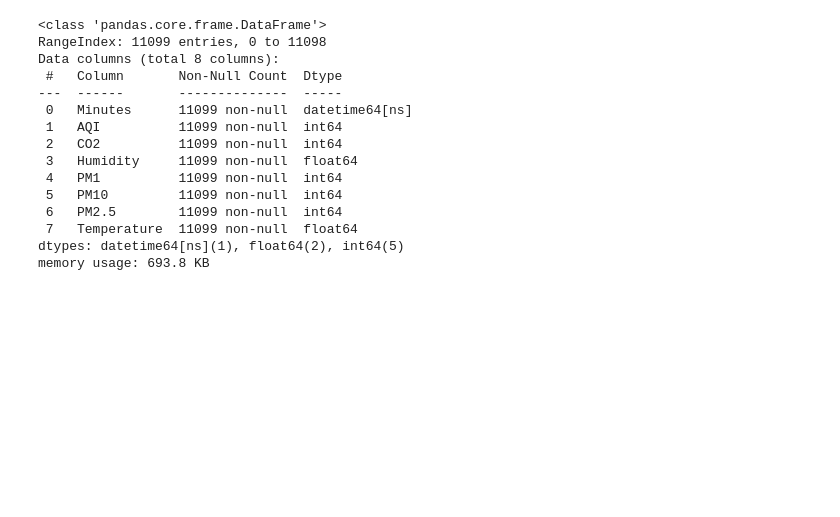
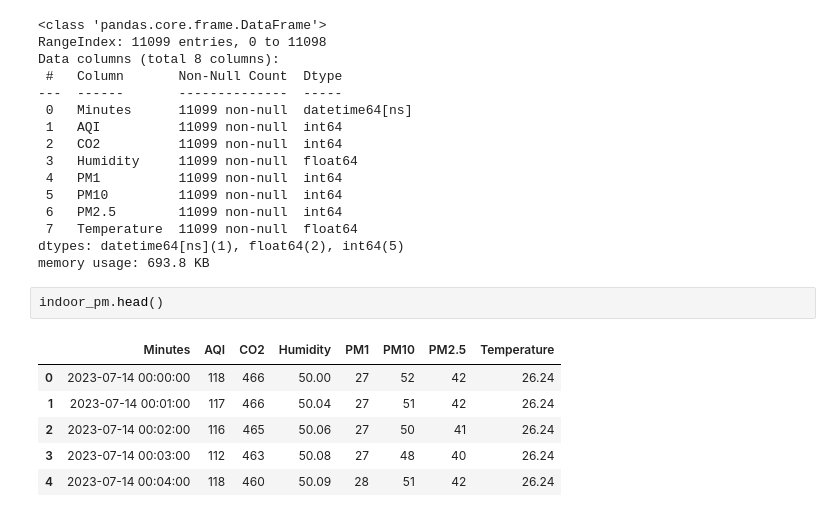
Before and after one commit to sabirinID/Nafas-Air-Quality, a Jupyter notebook: Docs/1-Exploratory-Data-Analysis.ipynb, the cells around one changed output. Drawn from its saved outputs; the diff is of its cells as text; blank space fills up the shorter version.

```diff
--- a/Docs/1-Exploratory-Data-Analysis.ipynb
+++ b/Docs/1-Exploratory-Data-Analysis.ipynb
@@ -195,3 +263,12 @@ Data columns (total 8 columns):
  7   Temperature  11099 non-null  float64
 dtypes: datetime64[ns](1), float64(2), int64(5)
 memory usage: 693.8 KB
+# %%
+indoor_pm.head()
+# %% [output]
+|  | Minutes | AQI | CO2 | Humidity | PM1 | PM10 | PM2.5 | Temperature |
+| 0 | 2023-07-14 00:00:00 | 118 | 466 | 50.00 | 27 | 52 | 42 | 26.24 |
+| 1 | 2023-07-14 00:01:00 | 117 | 466 | 50.04 | 27 | 51 | 42 | 26.24 |
+| 2 | 2023-07-14 00:02:00 | 116 | 465 | 50.06 | 27 | 50 | 41 | 26.24 |
+| 3 | 2023-07-14 00:03:00 | 112 | 463 | 50.08 | 27 | 48 | 40 | 26.24 |
+| 4 | 2023-07-14 00:04:00 | 118 | 460 | 50.09 | 28 | 51 | 42 | 26.24 |
```
Also changed, not shown: parts of 11 cells of this notebook.
